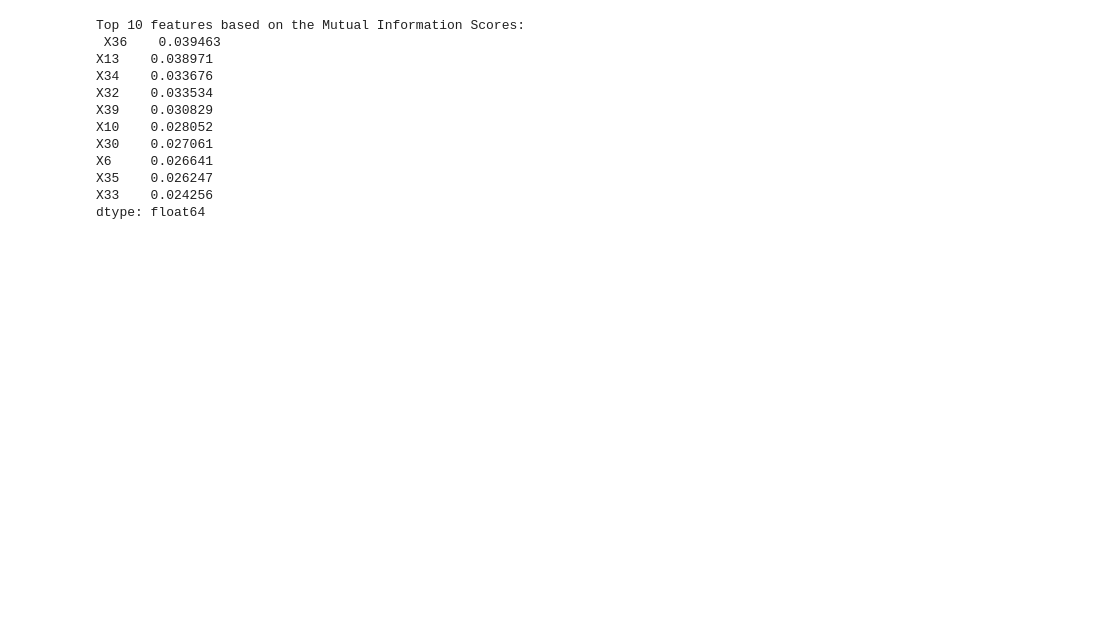
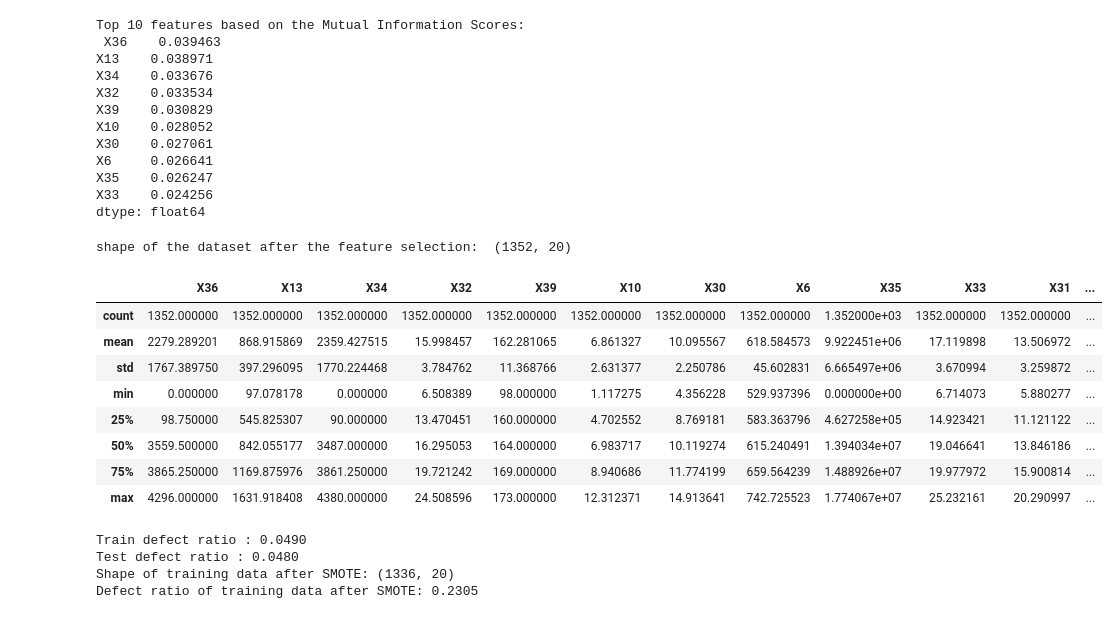
Before and after one commit to SanjanaMahapatra/Defect_detection_hot_rolling, a Jupyter notebook: alpha_defect.ipynb, the cells around one changed output. Drawn from its saved outputs; the diff is of its cells as text; code cells hidden in the pictures; blank space fills up the shorter version.

Commit message:
dataset path change and some more data preparation

```diff
--- a/alpha_defect.ipynb
+++ b/alpha_defect.ipynb
@@ -30,7 +32,7 @@ import lightgbm as lgb
 import warnings
 warnings.filterwarnings('ignore')
 # %%
-hot_rolling_df = pd.read_csv('Defect_detection_hot_rolling/dataset/train.csv')
+hot_rolling_df = pd.read_csv('dataset/train.csv')
 print(f"Hot Rolling Dataset Shape : {hot_rolling_df.shape}")
 hot_rolling_df.head(20)
 # %% [output]
@@ -163,3 +165,50 @@ X6     0.026641
 X35    0.026247
 X33    0.024256
 dtype: float64
+# %%
+# Selecting the top 20 features
+
+top_20_features_hot_rolling = mi_series_hot_rolling.head(20).index.tolist()
+
+X_hot_rolling_selected = X_hot_rolling_imputed[top_20_features_hot_rolling]
+
+print("shape of the dataset after the feature selection: ", X_hot_rolling_selected.shape)
+
+X_hot_rolling_selected.describe()
+# %% [output]
+shape of the dataset after the feature selection:  (1352, 20)
+|  | X36 | X13 | X34 | X32 | X39 | X10 | X30 | X6 | X35 | X33 | X31 | ... |
+| count | 1352.000000 | 1352.000000 | 1352.000000 | 1352.000000 | 1352.000000 | 1352.000000 | 1352.000000 | 1352.000000 | 1.352000e+03 | 1352.000000 | 1352.000000 | ... |
+| mean | 2279.289201 | 868.915869 | 2359.427515 | 15.998457 | 162.281065 | 6.861327 | 10.095567 | 618.584573 | 9.922451e+06 | 17.119898 | 13.506972 | ... |
+| std | 1767.389750 | 397.296095 | 1770.224468 | 3.784762 | 11.368766 | 2.631377 | 2.250786 | 45.602831 | 6.665497e+06 | 3.670994 | 3.259872 | ... |
+| min | 0.000000 | 97.078178 | 0.000000 | 6.508389 | 98.000000 | 1.117275 | 4.356228 | 529.937396 | 0.000000e+00 | 6.714073 | 5.880277 | ... |
+| 25% | 98.750000 | 545.825307 | 90.000000 | 13.470451 | 160.000000 | 4.702552 | 8.769181 | 583.363796 | 4.627258e+05 | 14.923421 | 11.121122 | ... |
+| 50% | 3559.500000 | 842.055177 | 3487.000000 | 16.295053 | 164.000000 | 6.983717 | 10.119274 | 615.240491 | 1.394034e+07 | 19.046641 | 13.846186 | ... |
+| 75% | 3865.250000 | 1169.875976 | 3861.250000 | 19.721242 | 169.000000 | 8.940686 | 11.774199 | 659.564239 | 1.488926e+07 | 19.977972 | 15.900814 | ... |
+| max | 4296.000000 | 1631.918408 | 4380.000000 | 24.508596 | 173.000000 | 12.312371 | 14.913641 | 742.725523 | 1.774067e+07 | 25.232161 | 20.290997 | ... |
+# %%
+# Adressing the class imbalance using SMOTE
+
+stratified_shuffled_split = StratifiedShuffleSplit(n_splits=1, test_size=0.2, random_state=42)
+
+for train_indx, test_indx in stratified_shuffled_split.split(X_hot_rolling_selected, Y_hot_rolling):
+
+    X_train_hot_rolling, X_test_hot_rolling = X_hot_rolling_selected.iloc[train_indx], X_hot_rolling_selected.iloc[test_indx]
+    y_train_hot_rolling, y_test_hot_rolling = Y_hot_rolling[train_indx], Y_hot_rolling[test_indx]
+
+
+print(f"Train defect ratio : {y_train_hot_rolling.mean():.4f}")
+print(f"Test defect ratio : {y_test_hot_rolling.mean():.4f}")
+
+# Applying SMOTE to the training data
+
+smote = SMOTE(random_state=42, sampling_strategy=0.3)
+X_train_hot_rolling_smote, y_train_hot_rolling_smote = smote.fit_resample(X_train_hot_rolling, y_train_hot_rolling)
+
+print(f"Shape of training data after SMOTE: {X_train_hot_rolling_smote.shape}")
+print(f"Defect ratio of training data after SMOTE: {y_train_hot_rolling_smote.mean():.4f}")
+# %% [output]
+Train defect ratio : 0.0490
+Test defect ratio : 0.0480
+Shape of training data after SMOTE: (1336, 20)
+Defect ratio of training data after SMOTE: 0.2305
```
Also changed, not shown: parts of 1 cell of this notebook.
